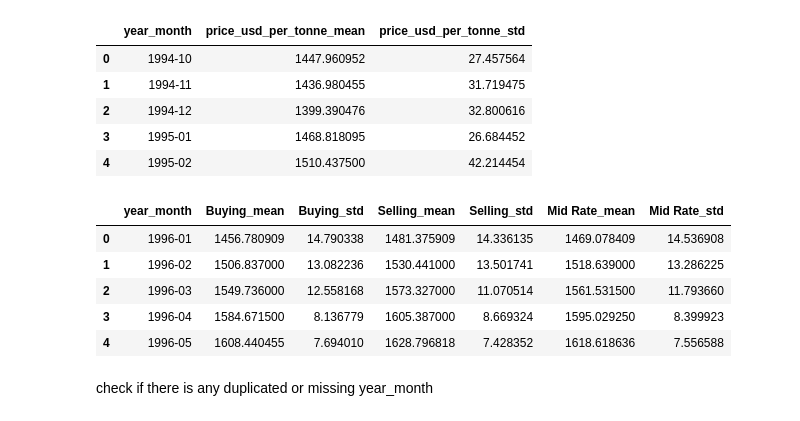
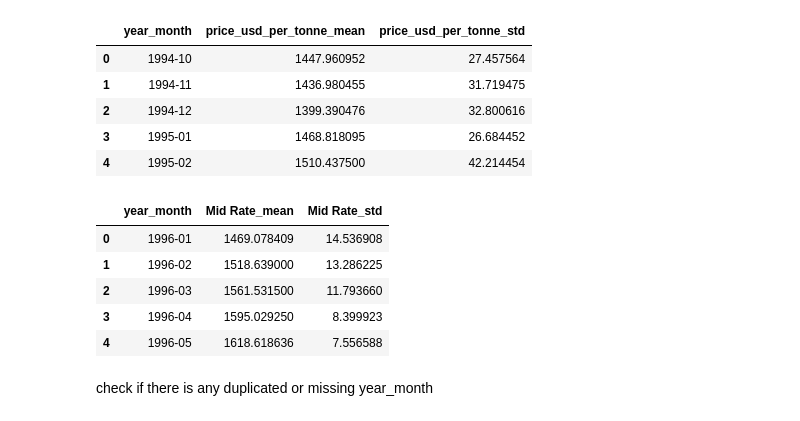
Before and after one commit to Soniazdp/CocoaPricePredictor, a Jupyter notebook: data/process.ipynb, the cells around one changed output. Drawn from its saved outputs; the diff is of its cells as text; code cells hidden in the pictures.

```diff
--- a/data/process.ipynb
+++ b/data/process.ipynb
@@ -197,29 +197,27 @@ display(monthly_prices.head())
 # %%
 monthly_fx = (
     fx.groupby(pd.Grouper(key='date', freq='M'))
     .agg({
-        'Buying': ['mean', 'std'],
-        'Selling': ['mean', 'std'],
         'Mid Rate': ['mean', 'std']
     })
     .pipe(lambda x: x.set_axis(
         ['_'.join(col).strip() for col in x.columns],
         axis=1
     ))
     .reset_index()
 )
 
 monthly_fx['year_month'] = monthly_fx['date'].dt.strftime('%Y-%m')
 monthly_fx = monthly_fx.drop(columns=['date'])
 monthly_fx = monthly_fx[['year_month'] + [col for col in monthly_fx.columns if col != 'year_month']]
 display(monthly_fx.head())
 # %% [output]
-|  | year_month | Buying_mean | Buying_std | Selling_mean | Selling_std | Mid Rate_mean | Mid Rate_std |
-| 0 | 1996-01 | 1456.780909 | 14.790338 | 1481.375909 | 14.336135 | 1469.078409 | 14.536908 |
-| 1 | 1996-02 | 1506.837000 | 13.082236 | 1530.441000 | 13.501741 | 1518.639000 | 13.286225 |
-| 2 | 1996-03 | 1549.736000 | 12.558168 | 1573.327000 | 11.070514 | 1561.531500 | 11.793660 |
-| 3 | 1996-04 | 1584.671500 | 8.136779 | 1605.387000 | 8.669324 | 1595.029250 | 8.399923 |
-| 4 | 1996-05 | 1608.440455 | 7.694010 | 1628.796818 | 7.428352 | 1618.618636 | 7.556588 |
+|  | year_month | Mid Rate_mean | Mid Rate_std |
+| 0 | 1996-01 | 1469.078409 | 14.536908 |
+| 1 | 1996-02 | 1518.639000 | 13.286225 |
+| 2 | 1996-03 | 1561.531500 | 11.793660 |
+| 3 | 1996-04 | 1595.029250 | 8.399923 |
+| 4 | 1996-05 | 1618.618636 | 7.556588 |
 # %% [markdown]
 check if there is any duplicated or missing year_month
 # %%
```
Also changed, not shown: parts of 1 cell of this notebook, 6 other files.
